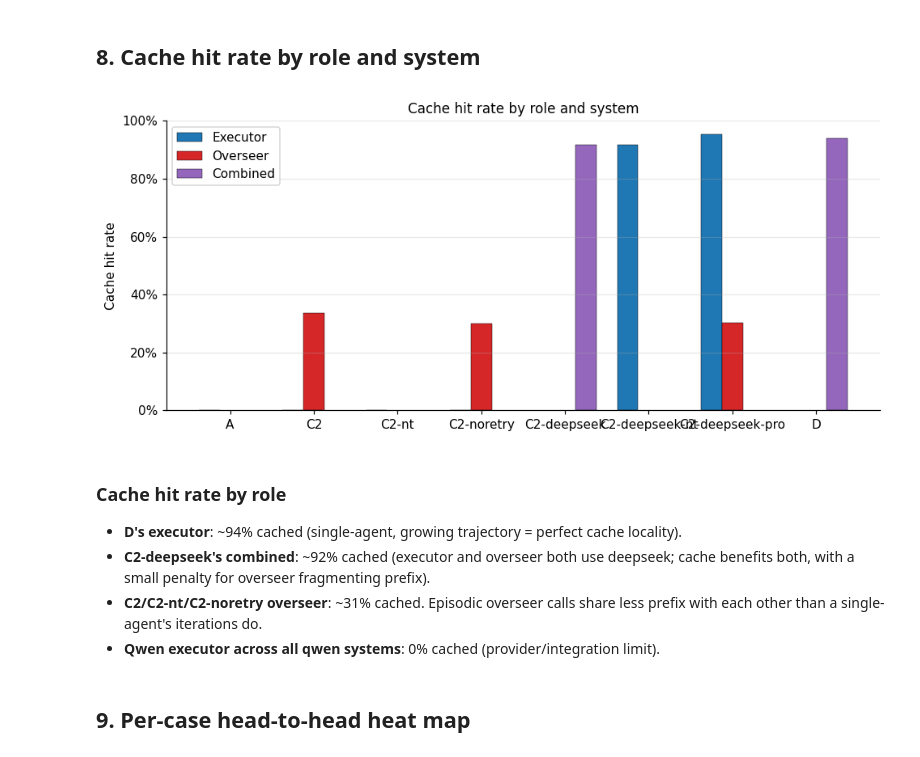
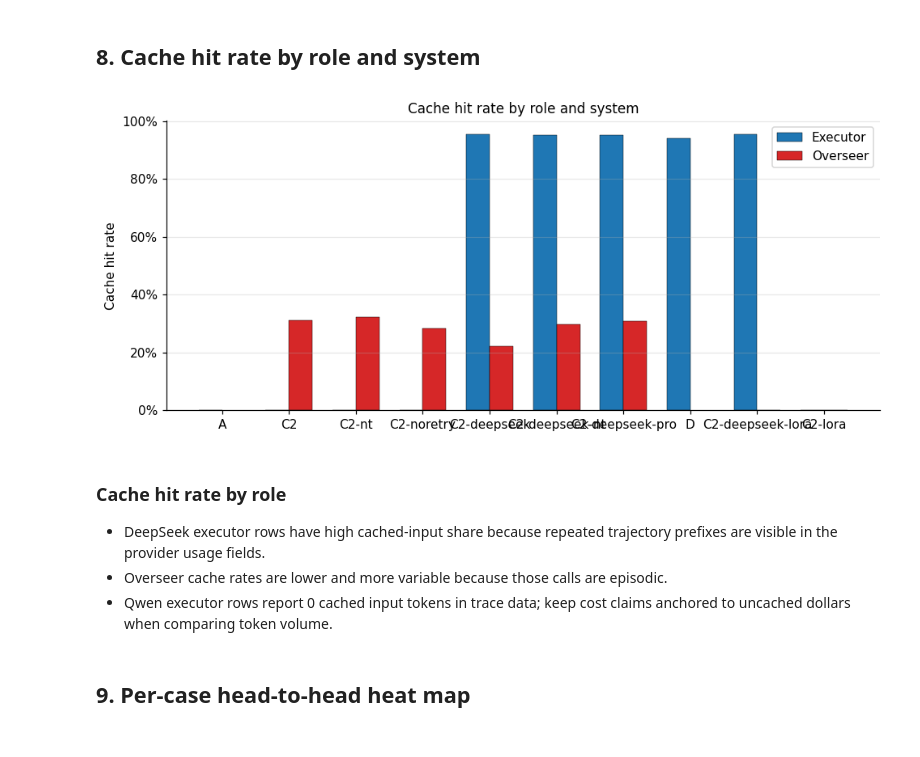
Before and after one commit to dntgafck/deepplanning-selective-oversight, a Jupyter notebook: notebooks/analysis.ipynb, the cells around one changed output. Saved outputs shown, nothing was run; the diff lists cells and outputs as text; code cells hidden in the pictures.

```diff
--- a/notebooks/analysis.ipynb
+++ b/notebooks/analysis.ipynb
@@ -363,11 +406,12 @@ plt.show()
 # %%
 fig, ax = plt.subplots(figsize=(10.5, 5))
 per_level = al.per_run_per_level(per_case)
+per_level = per_level[per_level['system'].isin(['A', 'C2', 'C2-nt', 'D', 'C2-deepseek'])]
 agg_level = (per_level.groupby(['system','level'], as_index=False)
                        .agg(mean=('case_accuracy','mean'),
                             std=('case_accuracy','std')))
 
-systems_present = [s for s in SYSTEM_ORDER if s in agg_level.system.unique()]
+systems_present = [s for s in ['A', 'C2', 'C2-nt', 'D', 'C2-deepseek'] if s in agg_level.system.unique()]
 levels = [1, 2, 3]
 x = np.arange(len(levels))
 width = 0.13
@@ -379,10 +423,11 @@ for i, s in enumerate(systems_present):
     ax.bar(pos, means, width, label=s, color=SYSTEM_COLORS[s],
            yerr=stds, capsize=3, edgecolor='black', linewidth=0.4)
 
-ax.set_xticks(x); ax.set_xticklabels([f'Level {L}' for L in levels])
+ax.set_xticks(x)
+ax.set_xticklabels([f'Level {L}' for L in levels])
 ax.set_ylabel('Case accuracy (mean ± std across runs)')
 ax.set_title('Per-level case accuracy by system')
-ax.legend(loc='upper right', framealpha=0.95)
+ax.legend(loc='lower right', framealpha=0.95)
 ax.set_ylim(0, 0.75)
 ax.grid(alpha=0.3, axis='y')
 plt.tight_layout()
@@ -423,9 +468,6 @@ stack_order = [
     ('overseer', 'in_unc',     '#d62728', 'Overseer input (uncached)'),
     ('overseer', 'in_cached',  '#ff9896', 'Overseer input (cached)'),
     ('overseer', 'out',        '#67000d', 'Overseer output'),
-    ('combined', 'in_unc',     '#9467bd', 'Combined input (uncached)'),
-    ('combined', 'in_cached',  '#c5b0d5', 'Combined input (cached)'),
-    ('combined', 'out',        '#3f007d', 'Combined output'),
 ]
 for role, col, color, label in stack_order:
     vals = []
@@ -439,7 +481,8 @@ for role, col, color, label in stack_order:
            edgecolor='black', linewidth=0.3)
     bottoms = bottoms + np.array(vals)
 
-ax.set_xticks(xs); ax.set_xticklabels(systems_present)
+ax.set_xticks(xs)
+ax.set_xticklabels(systems_present)
 ax.set_ylabel('Tokens per run (millions)')
 ax.set_title('Per-run token breakdown by role and cache state', pad=12)
 ax.set_ylim(0, max(bottoms) * 1.10)
@@ -509,7 +551,8 @@ else:
     outputs = [d[2] for d in data]
     ax.bar(xs, inputs,  color='#1f77b4', edgecolor='black', linewidth=0.4, label='Executor input (M)')
     ax.bar(xs, outputs, bottom=inputs, color='#08306b', edgecolor='black', linewidth=0.4, label='Executor output (M)')
-    ax.set_xticks(xs); ax.set_xticklabels([d[0] for d in data])
+    ax.set_xticks(xs)
+    ax.set_xticklabels([d[0] for d in data])
     ax.set_ylabel('Per-run executor tokens (millions)')
     ax.set_title('Trajectory inflation: per-run executor token volume by system\n(qwen executor systems only — apples-to-apples)')
     base_total = next((inp + outp for s, inp, outp in data if s == 'A'), data[0][1] + data[0][2])
@@ -552,48 +595,46 @@ for s in SYSTEM_ORDER:
     sub = lf[lf.system == s]
     for _, r in sub.iterrows():
         if (r['input_uncached'] + r['input_cached']) > 0:
             plot_rows.append({
                 'system': s, 'role': r['role'],
                 'cache_hit_rate': r['cache_hit_rate'],
                 'model': r['model'],
             })
 pdf = pd.DataFrame(plot_rows)
 
 systems_present = [s for s in SYSTEM_ORDER if s in pdf.system.unique()]
-roles_present = ['executor', 'overseer', 'combined']
+roles_present = [role for role in ['executor', 'overseer'] if role in pdf.role.unique()]
 xs = np.arange(len(systems_present))
-width = 0.25
-role_colors = {'executor': '#1f77b4', 'overseer': '#d62728', 'combined': '#9467bd'}
+width = 0.35 if len(roles_present) > 1 else 0.55
+role_colors = {'executor': '#1f77b4', 'overseer': '#d62728'}
 
 for i, role in enumerate(roles_present):
     vals = []
     for s in systems_present:
         sub = pdf[(pdf.system == s) & (pdf.role == role)]
         vals.append(sub['cache_hit_rate'].iloc[0] if not sub.empty else np.nan)
-    pos = xs + (i - 1) * width
+    pos = xs + (i - (len(roles_present) - 1) / 2) * width
     ax.bar(pos, vals, width, label=role.capitalize(), color=role_colors[role],
            edgecolor='black', linewidth=0.3)
 
-ax.set_xticks(xs); ax.set_xticklabels(systems_present)
+ax.set_xticks(xs)
+ax.set_xticklabels(systems_present)
 ax.set_ylabel('Cache hit rate')
 ax.set_title('Cache hit rate by role and system')
 ax.legend()
 ax.grid(alpha=0.3, axis='y')
 ax.yaxis.set_major_formatter(plt.FuncFormatter(lambda v, _: f'{v*100:.0f}%'))
 plt.tight_layout()
 plt.savefig('out_cache_hit.png', bbox_inches='tight')
 plt.show()
 # %% [output]
-[figure, old version]
+[figure, new version]
 # %% [markdown]
 ### Cache hit rate by role
 
-- **D's executor**: ~94% cached (single-agent, growing trajectory = perfect cache locality).
-- **C2-deepseek's combined**: ~92% cached (executor and overseer both use deepseek;
-  cache benefits both, with a small penalty for overseer fragmenting prefix).
-- **C2/C2-nt/C2-noretry overseer**: ~31% cached. Episodic overseer calls share less
-  prefix with each other than a single-agent's iterations do.
-- **Qwen executor across all qwen systems**: 0% cached (provider/integration limit).
+- DeepSeek executor rows have high cached-input share because repeated trajectory prefixes are visible in the provider usage fields.
+- Overseer cache rates are lower and more variable because those calls are episodic.
+- Qwen executor rows report 0 cached input tokens in trace data; keep cost claims anchored to uncached dollars when comparing token volume.
 # %% [markdown]
 ## 9. Per-case head-to-head heat map
 # %%
```
Also changed, not shown: parts of 18 cells of this notebook, 5 other files.
